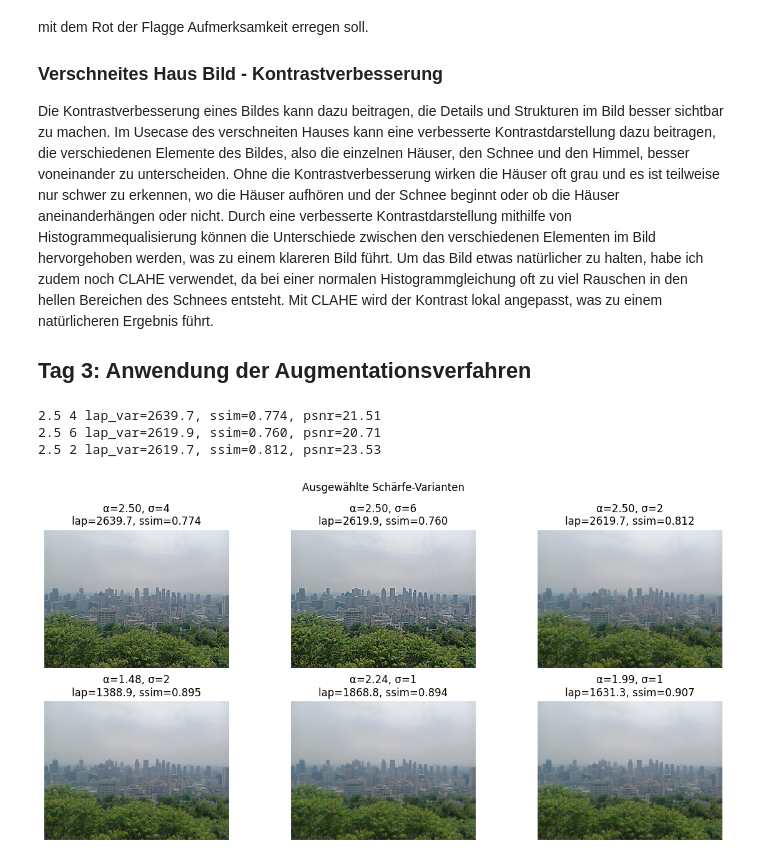
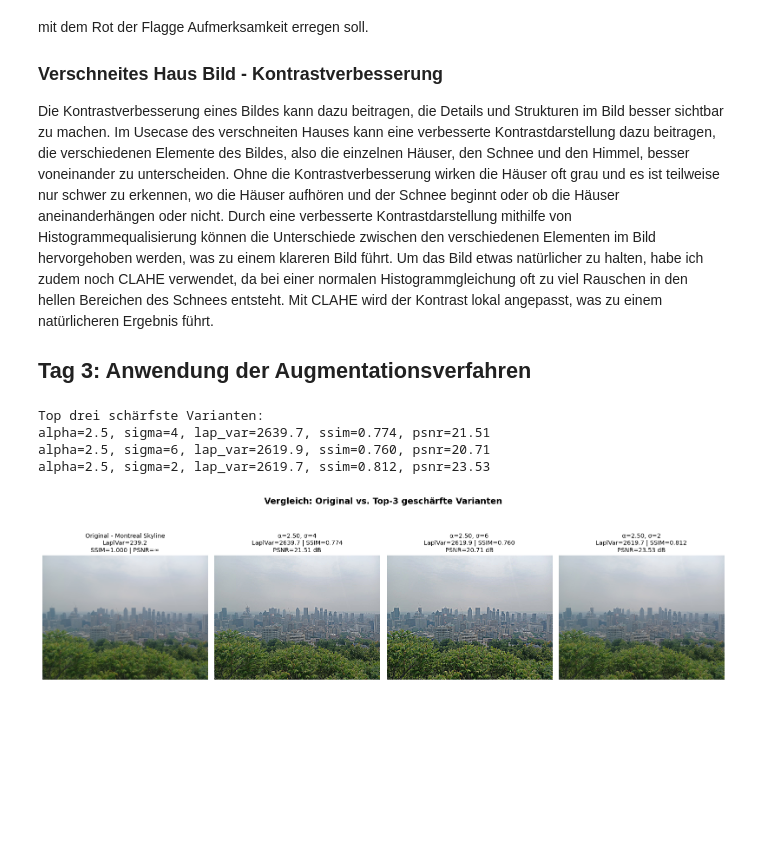
Before and after one commit to adrianmeier2002/gbsv_minichallenges, a Jupyter notebook: MC2/MC2_Day1_4.ipynb, the cells around one changed output. Saved outputs shown, nothing was run; the diff lists cells and outputs as text; code cells hidden in the pictures; blank space fills up the shorter version.

```diff
--- a/MC2/MC2_Day1_4.ipynb
+++ b/MC2/MC2_Day1_4.ipynb
@@ -161,19 +162,40 @@ for alpha in alphas:
 
 # Beispiel: Top-3 nach Laplacian (schärfste Varianten)
 sorted_by_sharp = sorted(results, key=lambda x: -x['lap_var'])
+print("Top drei schärfste Varianten:")
 for r in sorted_by_sharp[:3]:
-    print(r['alpha'], r['sigma'], f"lap_var={r['lap_var']:.1f}, ssim={r['ssim']:.3f}, psnr={r['psnr']:.2f}")
-
-# Visualisiere 6 Variationen (z.B. drei stärkste + drei ausgewogene)
-sel = sorted_by_sharp[:3] + sorted(results, key=lambda x: abs(x['ssim']-0.9))[:3]
-plt.figure(figsize=(12,6))
-for i, r in enumerate(sel):
-    plt.subplot(2,3,i+1); plt.imshow(r['img']); plt.axis('off')
-    plt.title(f"α={r['alpha']:.2f}, σ={r['sigma']}\nlap={r['lap_var']:.1f}, ssim={r['ssim']:.3f}")
-plt.suptitle("Ausgewählte Schärfe-Varianten")
-plt.tight_layout(); plt.show()
+    print(f"alpha={r['alpha']}, sigma={r['sigma']}, lap_var={r['lap_var']:.1f}, ssim={r['ssim']:.3f}, psnr={r['psnr']:.2f}")
 # %% [output]
-2.5 4 lap_var=2639.7, ssim=0.774, psnr=21.51
-2.5 6 lap_var=2619.9, ssim=0.760, psnr=20.71
-2.5 2 lap_var=2619.7, ssim=0.812, psnr=23.53
+Top drei schärfste Varianten:
+alpha=2.5, sigma=4, lap_var=2639.7, ssim=0.774, psnr=21.51
+alpha=2.5, sigma=6, lap_var=2619.9, ssim=0.760, psnr=20.71
+alpha=2.5, sigma=2, lap_var=2619.7, ssim=0.812, psnr=23.53
-[figure, removed]
+# %%
+# --- Plot: Original + Top-3 schärfste Varianten ---
+top3 = sorted_by_sharp[:3]
+imgs = [sky] + [r['img'] for r in top3]
+titles = ['Original - Montreal Skyline'] + [f"α={r['alpha']:.2f}, σ={r['sigma']}" for r in top3]
+
+plt.figure(figsize=(16,5))
+for i, (img, title) in enumerate(zip(imgs, titles)):
+    plt.subplot(1, len(imgs), i+1)
+
+    # Sicherstellen, dass Farben korrekt angezeigt werden (RGB)
+    plt.imshow(img)
+    plt.axis('off')
+
+    # Kennzahlen unter dem Titel
+    if i == 0:
+        plt.title(f"{title}\nLaplVar={cv2.Laplacian(cv2.cvtColor(img, cv2.COLOR_RGB2GRAY), cv2.CV_64F).var():.1f}\nSSIM=1.000 | PSNR=∞", fontsize=10)
+    else:
+        r = top3[i-1]
+        plt.title(
+            f"{title}\nLaplVar={r['lap_var']:.1f} | SSIM={r['ssim']:.3f}\nPSNR={r['psnr']:.2f} dB",
+            fontsize=10
+        )
+
+plt.suptitle("Vergleich: Original vs. Top-3 geschärfte Varianten", fontsize=14, fontweight='bold', y=1.02)
+plt.tight_layout()
+plt.show()
+# %% [output]
+[figure, added]
```
Also changed, not shown: parts of 6 cells of this notebook, 1 other file.
